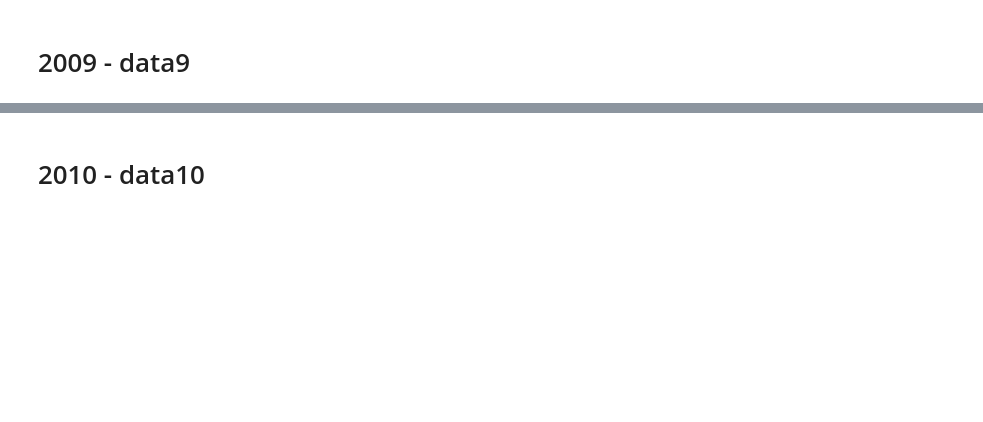
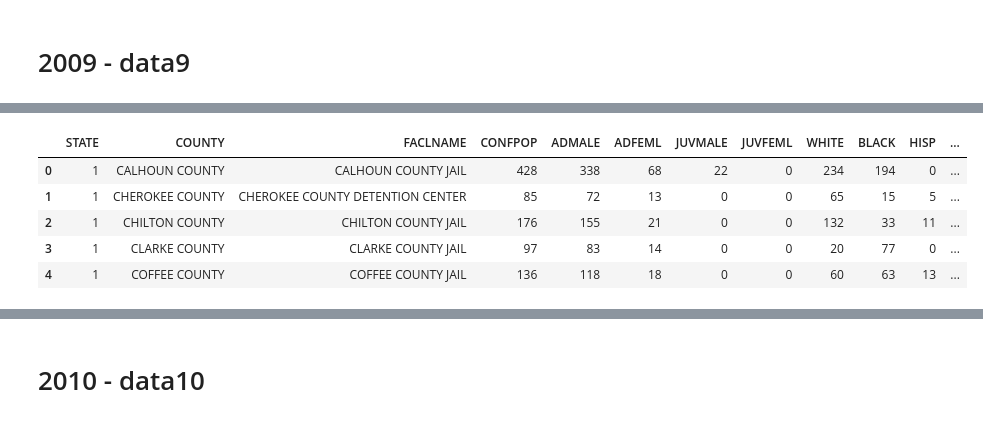
Before and after one commit to Wynndom111/Group-4-Project-2, a Jupyter notebook: Data Cleaning.ipynb, the cells around one changed output, grey strips where cells are left out. Saved outputs shown, nothing was run; the diff lists cells and outputs as text; code cells hidden in the pictures; blank space fills up the shorter version.

```diff
--- a/Data Cleaning.ipynb
+++ b/Data Cleaning.ipynb
@@ -51,3 +98,10 @@ data9['YEAR'] = '2009'
 # %%
-data9.head(5)
+data09.head(5)
+# %% [output]
+|  | STATE | COUNTY | FACLNAME | CONFPOP | ADMALE | ADFEML | JUVMALE | JUVFEML | WHITE | BLACK | HISP | ... |
+| 0 | 1 | CALHOUN COUNTY | CALHOUN COUNTY JAIL | 428 | 338 | 68 | 22 | 0 | 234 | 194 | 0 | ... |
+| 1 | 1 | CHEROKEE COUNTY | CHEROKEE COUNTY DETENTION CENTER | 85 | 72 | 13 | 0 | 0 | 65 | 15 | 5 | ... |
+| 2 | 1 | CHILTON COUNTY | CHILTON COUNTY JAIL | 176 | 155 | 21 | 0 | 0 | 132 | 33 | 11 | ... |
+| 3 | 1 | CLARKE COUNTY | CLARKE COUNTY JAIL | 97 | 83 | 14 | 0 | 0 | 20 | 77 | 0 | ... |
+| 4 | 1 | COFFEE COUNTY | COFFEE COUNTY JAIL | 136 | 118 | 18 | 0 | 0 | 60 | 63 | 13 | ... |
 # %%
```
Also changed, not shown: parts of 51 cells of this notebook.
